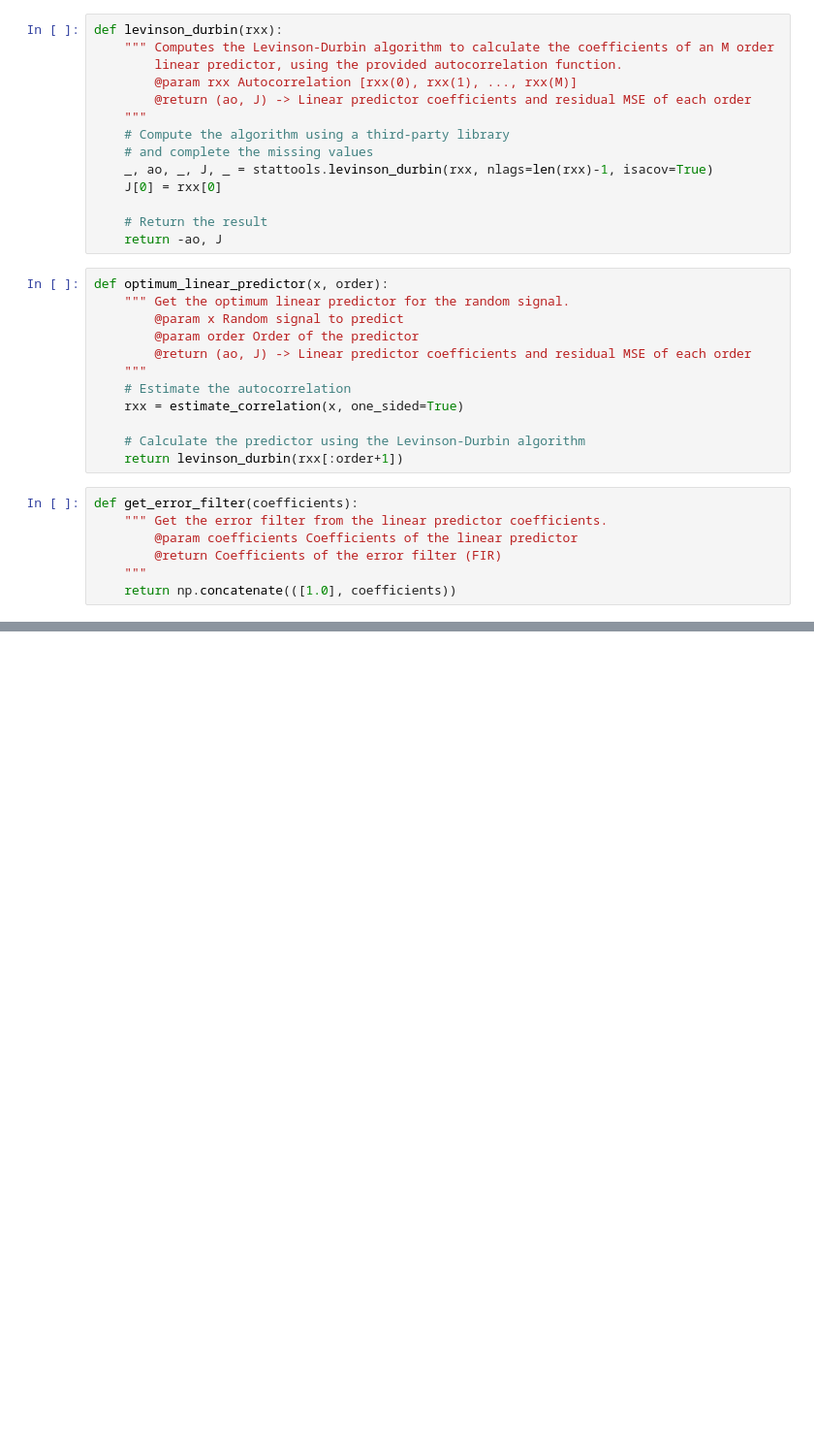
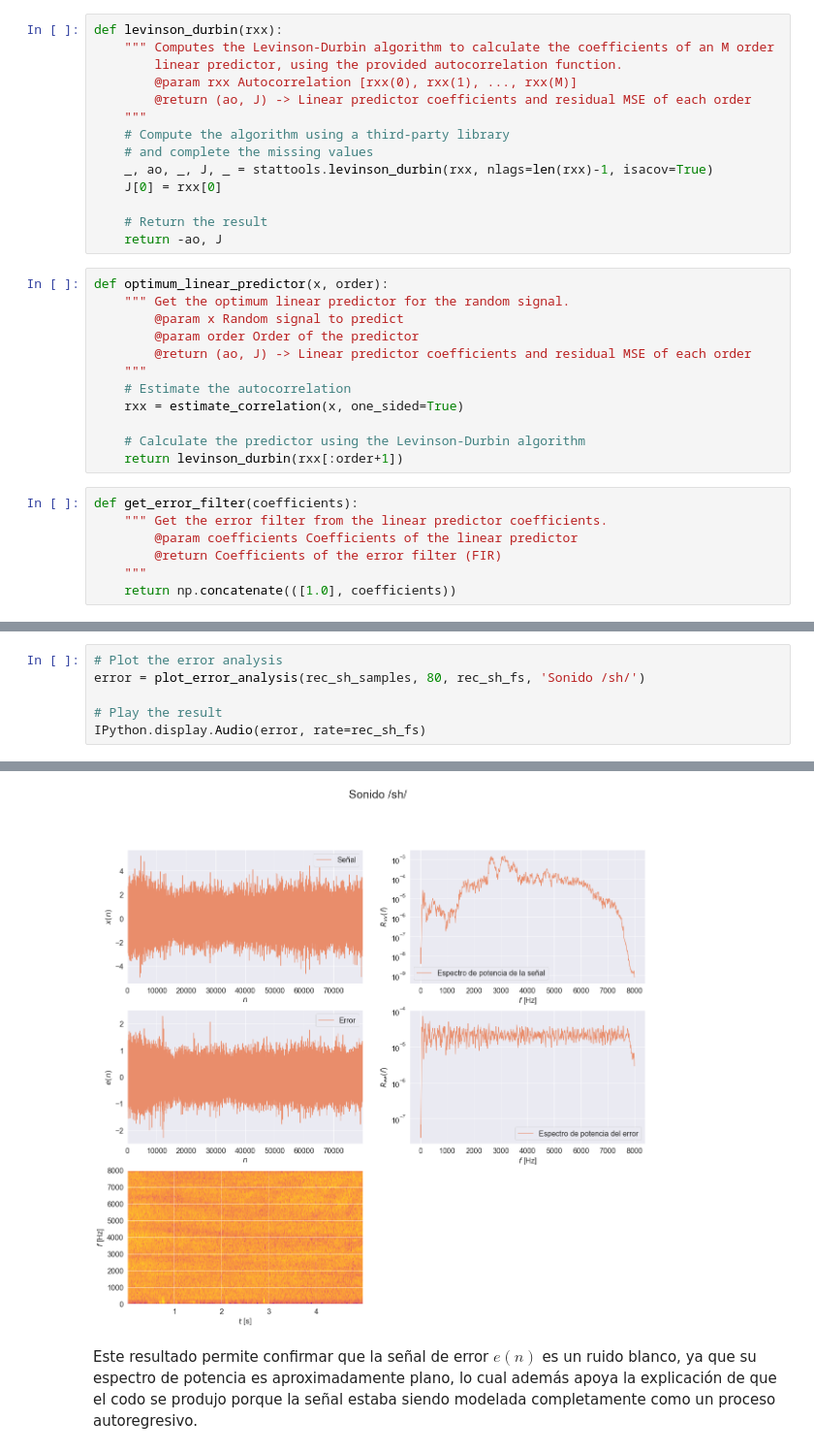
Before and after one commit to asp-image-dsp/asp-tp3, a Jupyter notebook: notebooks/report.ipynb, the cells around one changed output, grey strips where cells are left out. Shown at 97% size. Drawn from its saved outputs; the diff is of its cells as text; blank space fills up the shorter version.

```diff
--- a/notebooks/report.ipynb
+++ b/notebooks/report.ipynb
@@ -192,0 +347,7 @@ def plot_mse_analysis(x, order, title):
+# %%
+# Plot the error analysis
+error = plot_error_analysis(rec_sh_samples, 80, rec_sh_fs, 'Sonido /sh/')
+
+# Play the result
+IPython.display.Audio(error, rate=rec_sh_fs)
+# %% [output]
@@ -192,0 +355,3 @@ def plot_mse_analysis(x, order, title):
+[figure, added]
+# %% [markdown]
+Este resultado permite confirmar que la señal de error $e(n)$ es un ruido blanco, ya que su espectro de potencia es aproximadamente plano, lo cual además apoya la explicación de que el codo se produjo porque la señal estaba siendo modelada completamente como un proceso autoregresivo.
```
Also changed, not shown: parts of 23 cells of this notebook.
